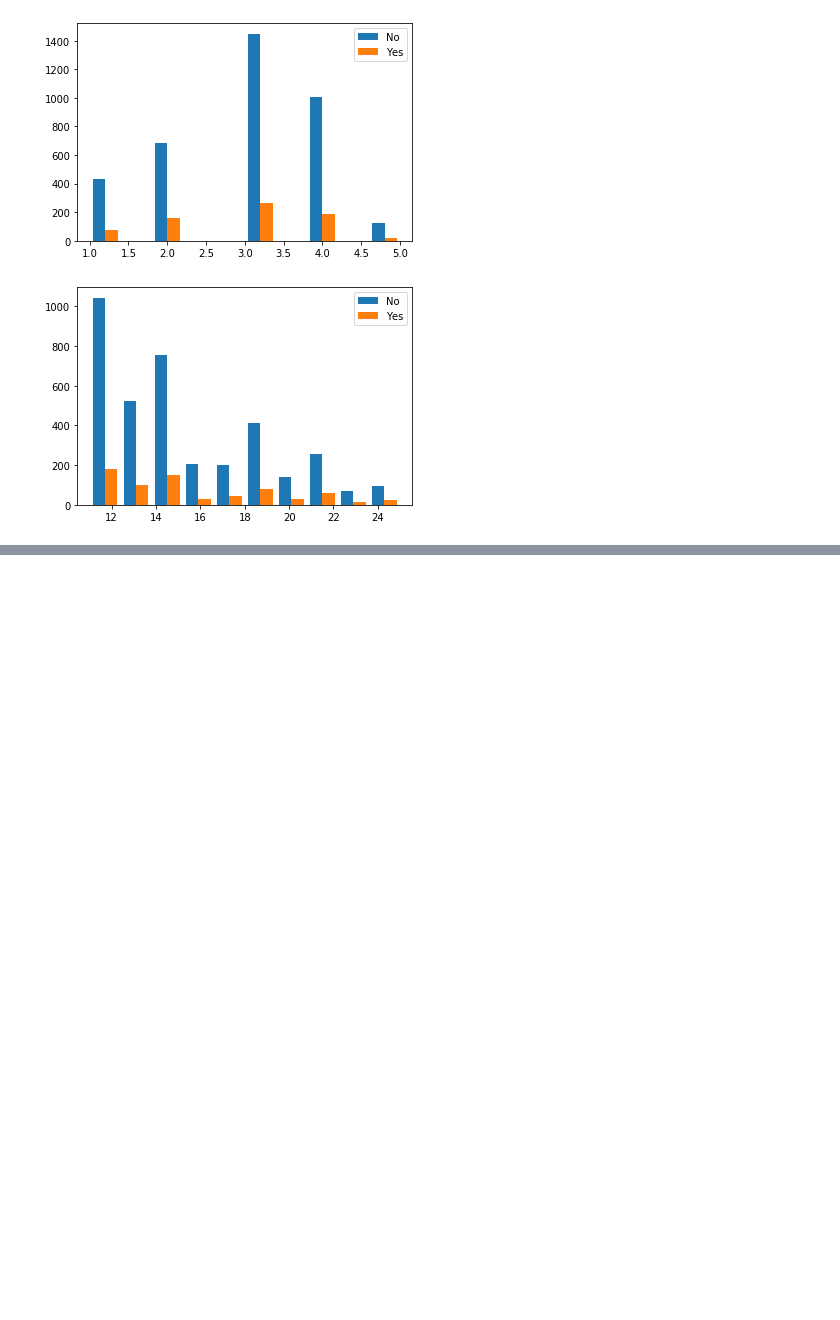
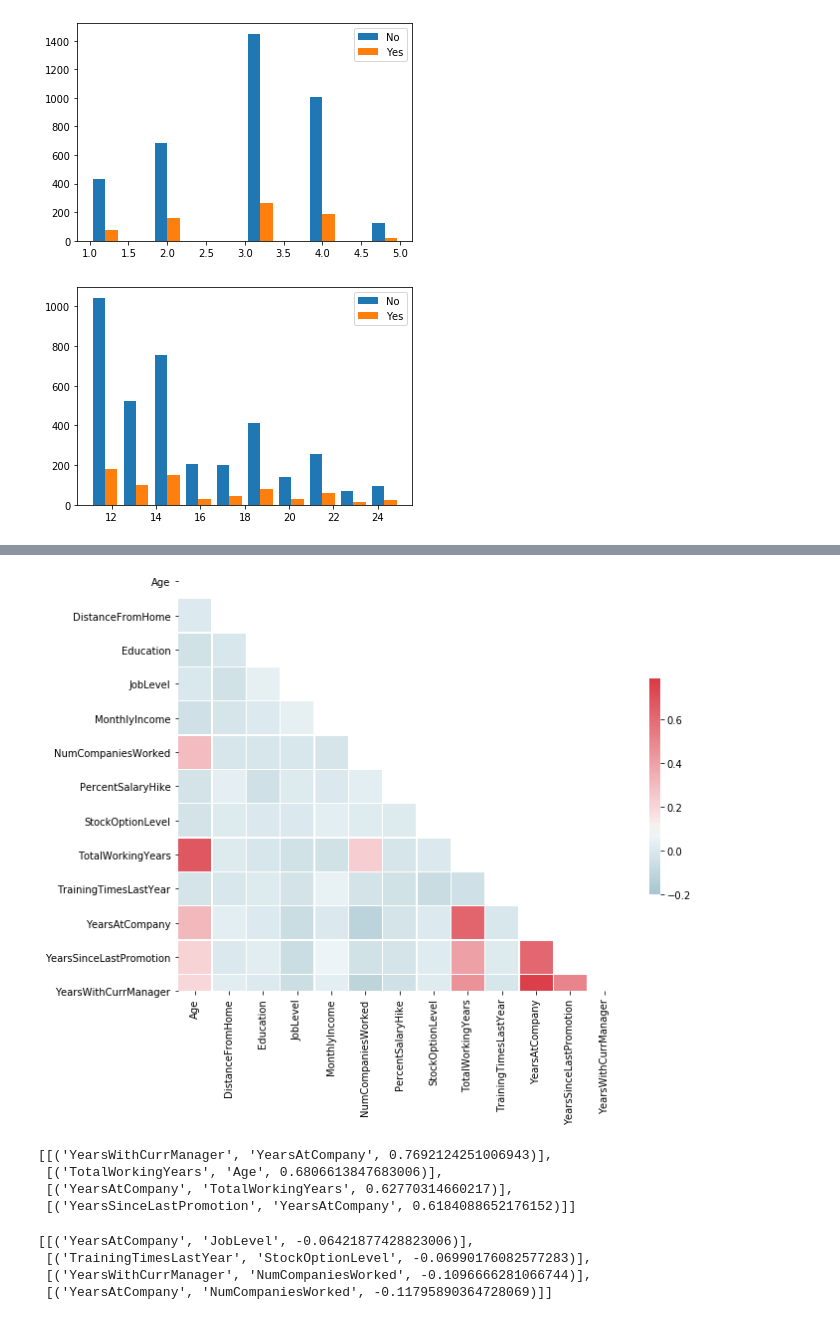
Before and after one commit to afshinarab1991/Lets-Upgrade-AI-ML, a Jupyter notebook: Day 10/Day10.ipynb, the cells around one changed output, grey strips where cells are left out. Saved outputs shown, nothing was run; the diff lists cells and outputs as text; code cells hidden in the pictures; blank space fills up the shorter version.

```diff
--- a/Day 10/Day10.ipynb
+++ b/Day 10/Day10.ipynb
@@ -203,3 +204,7 @@ plt.legend(attr);
 #it is more likely for people with low percentage hike in their salary to live the company;
 # %% [output]
 [figure]
+# %%
+data_nums_cor = data_nums.drop(["StandardHours","EmployeeCount"], axis = 1)
+cor_tab = data_nums_cor.corr()
+cor_tab
@@ -205,0 +226,8 @@ plt.legend(attr);
+# %%
+mask = np.triu(np.ones_like(cor_tab, dtype=np.bool))
+f, ax = plt.subplots(figsize=(10, 10))
+cmap = sns.diverging_palette(220, 10, as_cmap=True)
+sns.heatmap(cor_tab, mask=mask, cmap=cmap, vmax=.79,vmin= -.2, center=0.1,
+            square=True, linewidths=.4, cbar_kws={"shrink": .4});
+# %% [output]
+[figure, added]
@@ -205,0 +268,24 @@ plt.legend(attr);
+# %%
+cords_p = []
+for i in hcp: #highest positive correlations with their respective name of the row/column
+    g = getIndexes(cor_tab,i)
+    cords_p.append(g)
+pc = [[cords_p[0:4][0][0]],[cords_p[0:4][1][0]],[cords_p[0:4][2][0]],[cords_p[0:4][3][0]]]
+c
+# %% [output]
+[[('YearsWithCurrManager', 'YearsAtCompany', 0.7692124251006943)],
+ [('TotalWorkingYears', 'Age', 0.6806613847683006)],
+ [('YearsAtCompany', 'TotalWorkingYears', 0.62770314660217)],
+ [('YearsSinceLastPromotion', 'YearsAtCompany', 0.6184088652176152)]]
+# %%
+cords_n = []
+for i in hcn: #highest negative correlations with their respective name of the row/column
+    g = getIndexes(cor_tab,i)
+    cords_n.append(g)
+nc = [[cords_n[0:4][0][0]],[cords_n[0:4][1][0]],[cords_n[0:4][2][0]],[cords_n[0:4][3][0]]]
+nc
+# %% [output]
+[[('YearsAtCompany', 'JobLevel', -0.06421877428823006)],
+ [('TrainingTimesLastYear', 'StockOptionLevel', -0.06990176082577283)],
+ [('YearsWithCurrManager', 'NumCompaniesWorked', -0.1096666281066744)],
+ [('YearsAtCompany', 'NumCompaniesWorked', -0.11795890364728069)]]
```
Also changed, not shown: parts of 5 cells of this notebook.
